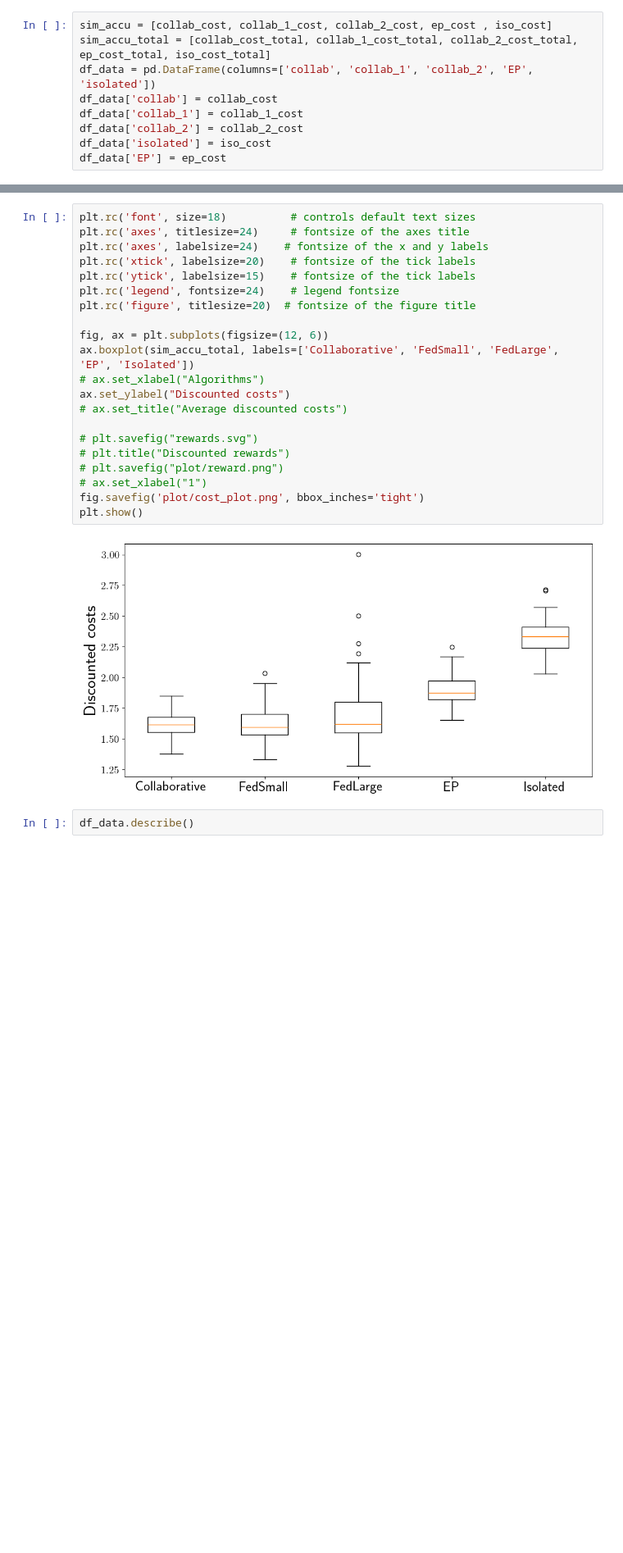
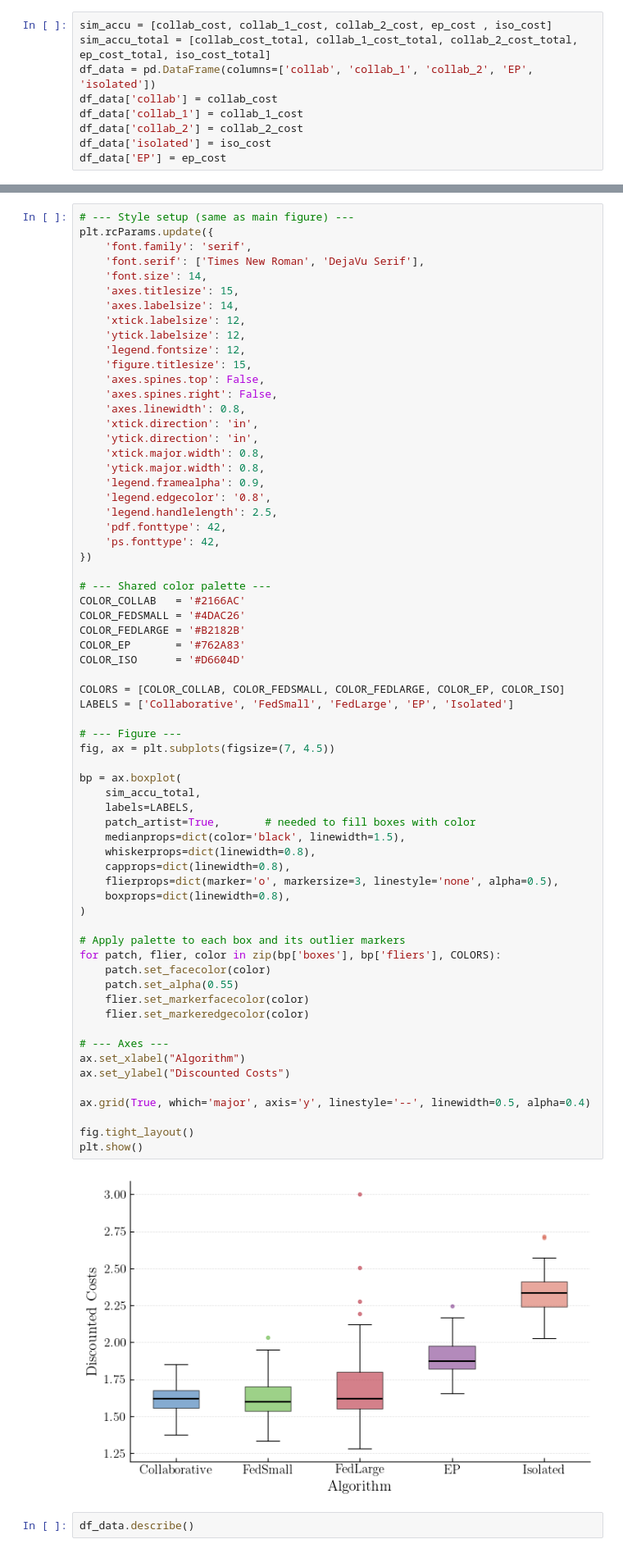
Before and after one commit to pmano-uw/federated_CBM, a Jupyter notebook: linear_degradation_signal/Plot.ipynb, the cells around one changed output, grey strips where cells are left out. Shown at 82% size. Cells and saved outputs as stored; diff of their text form; blank space fills up the shorter version.

Commit message:
Adjust plots and add experimental results

```diff
--- a/linear_degradation_signal/Plot.ipynb
+++ b/linear_degradation_signal/Plot.ipynb
@@ -85,26 +86,70 @@ plt.show()
 # %%
-plt.rc('font', size=18)          # controls default text sizes
-plt.rc('axes', titlesize=24)     # fontsize of the axes title
-plt.rc('axes', labelsize=24)    # fontsize of the x and y labels
-plt.rc('xtick', labelsize=20)    # fontsize of the tick labels
-plt.rc('ytick', labelsize=15)    # fontsize of the tick labels
-plt.rc('legend', fontsize=24)    # legend fontsize
-plt.rc('figure', titlesize=20)  # fontsize of the figure title
+# --- Style setup (same as main figure) ---
+plt.rcParams.update({
+    'font.family': 'serif',
+    'font.serif': ['Times New Roman', 'DejaVu Serif'],
+    'font.size': 14,
+    'axes.titlesize': 15,
+    'axes.labelsize': 14,
+    'xtick.labelsize': 12,
+    'ytick.labelsize': 12,
+    'legend.fontsize': 12,
+    'figure.titlesize': 15,
+    'axes.spines.top': False,
+    'axes.spines.right': False,
+    'axes.linewidth': 0.8,
+    'xtick.direction': 'in',
+    'ytick.direction': 'in',
+    'xtick.major.width': 0.8,
+    'ytick.major.width': 0.8,
+    'legend.framealpha': 0.9,
+    'legend.edgecolor': '0.8',
+    'legend.handlelength': 2.5,
+    'pdf.fonttype': 42,
+    'ps.fonttype': 42,
+})
 
-fig, ax = plt.subplots(figsize=(12, 6))
-ax.boxplot(sim_accu_total, labels=['Collaborative', 'FedSmall', 'FedLarge', 'EP', 'Isolated'])
-# ax.set_xlabel("Algorithms")
-ax.set_ylabel("Discounted costs")
-# ax.set_title("Average discounted costs")
+# --- Shared color palette ---
+COLOR_COLLAB   = '#2166AC'
+COLOR_FEDSMALL = '#4DAC26'
+COLOR_FEDLARGE = '#B2182B'
+COLOR_EP       = '#762A83'
+COLOR_ISO      = '#D6604D'
 
-# plt.savefig("rewards.svg")
-# plt.title("Discounted rewards")
-# plt.savefig("plot/reward.png")
-# ax.set_xlabel("1")
-fig.savefig('plot/cost_plot.png', bbox_inches='tight')
+COLORS = [COLOR_COLLAB, COLOR_FEDSMALL, COLOR_FEDLARGE, COLOR_EP, COLOR_ISO]
+LABELS = ['Collaborative', 'FedSmall', 'FedLarge', 'EP', 'Isolated']
+
+# --- Figure ---
+fig, ax = plt.subplots(figsize=(7, 4.5))
+
+bp = ax.boxplot(
+    sim_accu_total,
+    labels=LABELS,
+    patch_artist=True,       # needed to fill boxes with color
+    medianprops=dict(color='black', linewidth=1.5),
+    whiskerprops=dict(linewidth=0.8),
+    capprops=dict(linewidth=0.8),
+    flierprops=dict(marker='o', markersize=3, linestyle='none', alpha=0.5),
+    boxprops=dict(linewidth=0.8),
+)
+
+# Apply palette to each box and its outlier markers
+for patch, flier, color in zip(bp['boxes'], bp['fliers'], COLORS):
+    patch.set_facecolor(color)
+    patch.set_alpha(0.55)
+    flier.set_markerfacecolor(color)
+    flier.set_markeredgecolor(color)
+
+# --- Axes ---
+ax.set_xlabel("Algorithm")
+ax.set_ylabel("Discounted Costs")
+
+ax.grid(True, which='major', axis='y', linestyle='--', linewidth=0.5, alpha=0.4)
+
+fig.tight_layout()
 plt.show()
 # %% [output]
-[figure, old version]
+[figure, new version]
 # %%
 df_data.describe()
 # %% [output]
```
Also changed, not shown: parts of 10 cells of this notebook, 19 other files.
